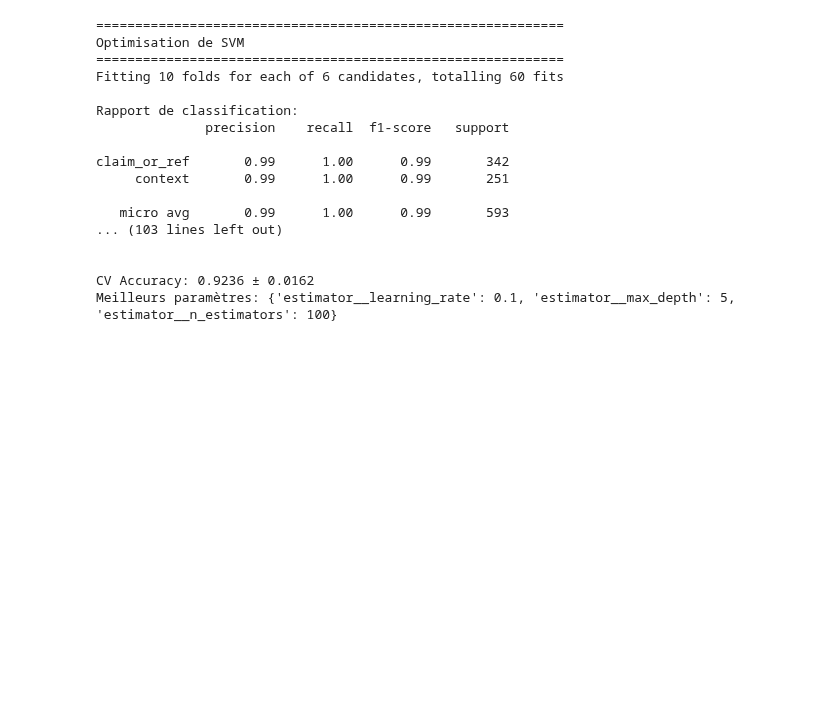
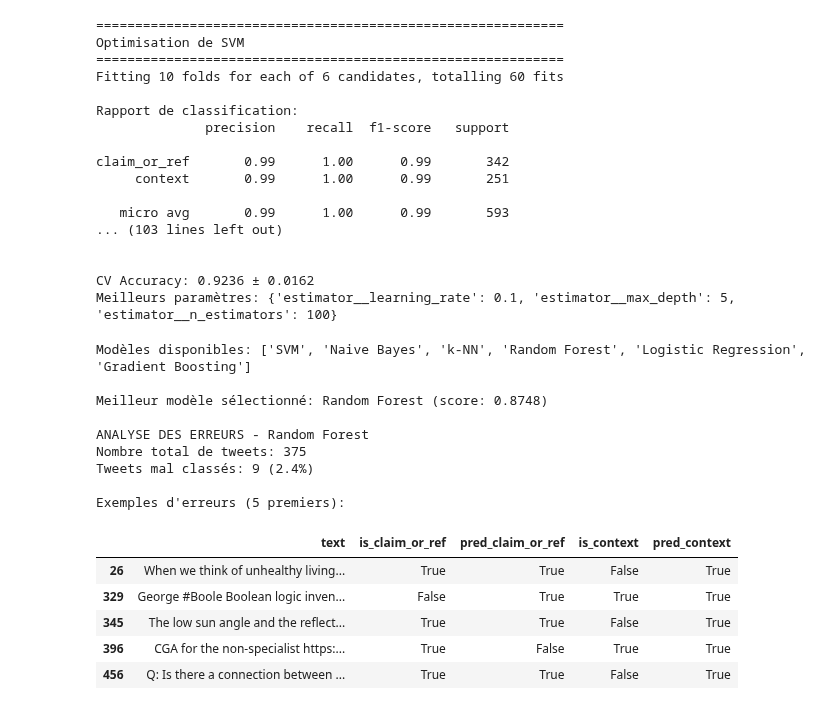
Before and after one commit to RaphaelRibes/machine-learning, a Jupyter notebook: partie2.ipynb, the cells around one changed output. Drawn from its saved outputs; the diff is of its cells as text; code cells hidden in the pictures; blank space fills up the shorter version.

Commit message:
afficher les erreur des tweets mal classé et ffichage de parametre de partie 3

```diff
--- a/partie2.ipynb
+++ b/partie2.ipynb
@@ -499,3 +479,82 @@ claim_or_ref       0.99      1.00      0.99       342
 
 CV Accuracy: 0.9236 ± 0.0162
 Meilleurs paramètres: {'estimator__learning_rate': 0.1, 'estimator__max_depth': 5, 'estimator__n_estimators': 100}
+# %%
+# ------------------------------------------------------------
+# CODE POUR AFFICHER LES TWEETS MAL CLASSÉS
+# À exécuter après votre code principal
+# ------------------------------------------------------------
+
+# 1. Vérifier d'abord quels modèles ont été entraînés
+print("Modèles disponibles:", list(models.keys()))
+
+# 2. Sélectionner automatiquement le meilleur modèle (ou spécifiez-le manuellement)
+best_model_name = None
+best_score = -1
+
+# Parcourir tous les modèles entraînés pour trouver le meilleur
+for name in models:
+    try:
+        # Recréer le modèle et le grid search (comme dans votre code principal)
+        model = MultiOutputClassifier(models[name]["model"])
+        grid = GridSearchCV(model, models[name]["params"], cv=kf, scoring='accuracy')
+        grid.fit(X_res, y_res)
+
+        # Évaluer la performance
+        current_score = grid.best_score_
+        if current_score > best_score:
+            best_score = current_score
+            best_model_name = name
+            best_model = grid.best_estimator_
+    except Exception as e:
+        print(f"Erreur avec le modèle {name}: {str(e)}")
+        continue
+
+if best_model_name is None:
+    raise ValueError("Aucun modèle valide n'a pu être chargé")
+
+print(f"\nMeilleur modèle sélectionné: {best_model_name} (score: {best_score:.4f})")
+
+# 3. Prédictions sur l'ensemble complet
+y_pred = best_model.predict(X)
+
+# 4. Création du DataFrame d'analyse
+results_df = sci_df[['text', 'is_claim_or_ref', 'is_context']].copy()
+results_df[['pred_claim_or_ref', 'pred_context']] = y_pred
+
+# 5. Identification des erreurs
+errors_mask = (
+    (results_df['is_claim_or_ref'] != results_df['pred_claim_or_ref']) |
+    (results_df['is_context'] != results_df['pred_context'])
+)
+errors_df = results_df[errors_mask]
+
+# 6. Affichage des résultats
+pd.set_option('display.max_colwidth', 120)
+print(f"\nANALYSE DES ERREURS - {best_model_name}")
+print(f"Nombre total de tweets: {len(results_df)}")
+print(f"Tweets mal classés: {len(errors_df)} ({len(errors_df)/len(results_df):.1%})")
+
+# 7. Détail des erreurs
+print("\nExemples d'erreurs (5 premiers):")
+display_cols = ['text', 'is_claim_or_ref', 'pred_claim_or_ref', 'is_context', 'pred_context']
+display(errors_df[display_cols].head(5))
+
+# 8. Option: Sauvegarde
+#errors_df.to_csv('erreurs_classification.csv', index=False)
+# %% [output]
+Modèles disponibles: ['SVM', 'Naive Bayes', 'k-NN', 'Random Forest', 'Logistic Regression', 'Gradient Boosting']
+
+Meilleur modèle sélectionné: Random Forest (score: 0.8748)
+
+ANALYSE DES ERREURS - Random Forest
+Nombre total de tweets: 375
+Tweets mal classés: 9 (2.4%)
+
+Exemples d'erreurs (5 premiers):
+|  | text | is_claim_or_ref | pred_claim_or_ref | is_context | pred_context |
+| 26 | When we think of unhealthy living... | True | True | False | True |
+| 329 | George #Boole Boolean logic inven... | False | True | True | True |
+| 345 | The low sun angle and the reflect... | True | True | False | True |
+| 396 | CGA for the non-specialist https:... | True | False | True | True |
+| 456 | Q: Is there a connection between ... | True | True | False | True |
```
Also changed, not shown: parts of 6 cells of this notebook, 2 other files.
